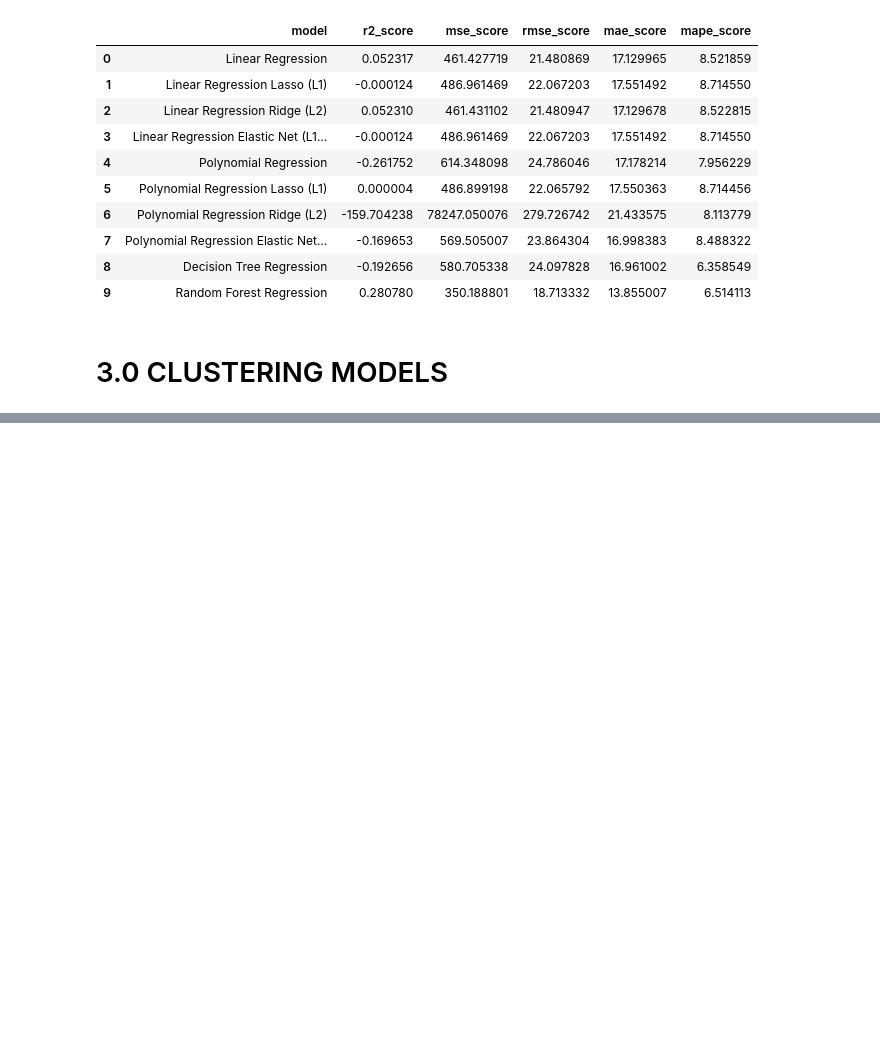
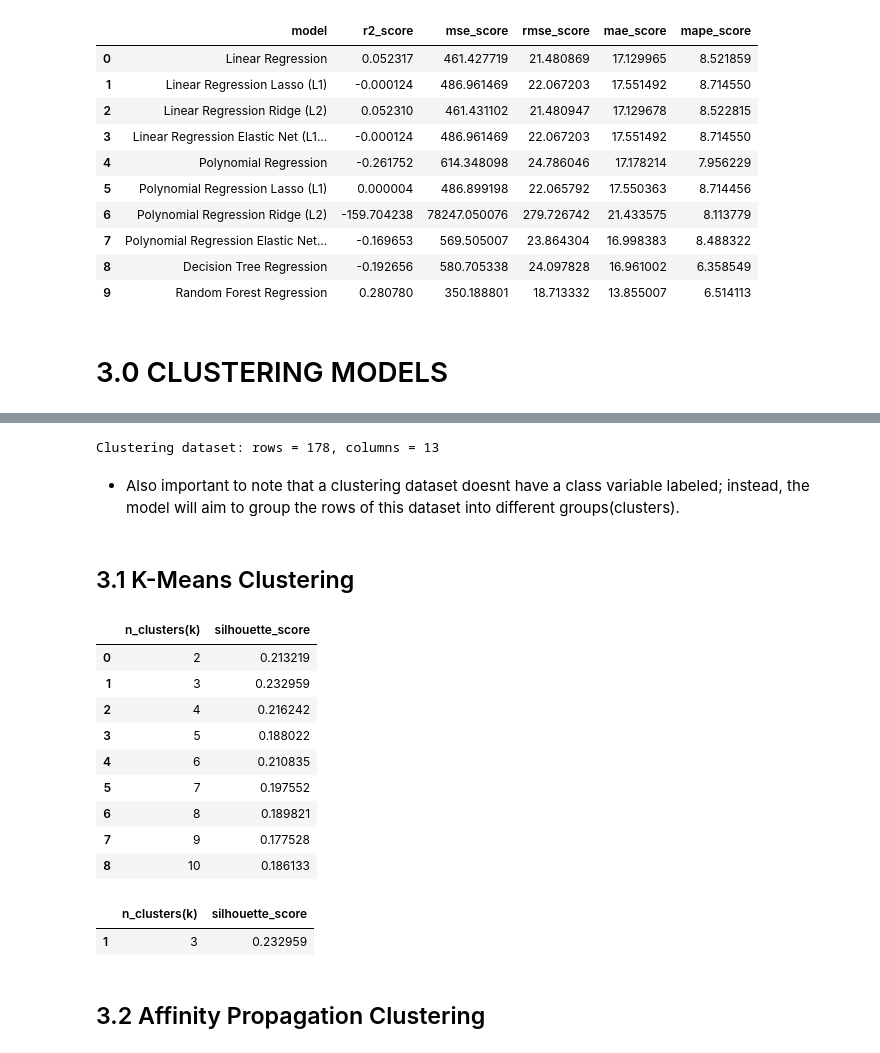
Before and after one commit to AndreMenezesDS/machine_learning_test, a Jupyter notebook: ml_trials.ipynb, the cells around one changed output, grey strips where cells are left out. Drawn from its saved outputs; the diff is of its cells as text; code cells hidden in the pictures; blank space fills up the shorter version.

```diff
--- a/ml_trials.ipynb
+++ b/ml_trials.ipynb
@@ -2016,0 +2021,8 @@ test_regression_results
+# %%
+print(f'Clustering dataset: rows = {X_clustering.shape[0]}, columns = {X_clustering.shape[1]}')
+# %% [output]
+Clustering dataset: rows = 178, columns = 13
+# %% [markdown]
+*   Also important to note that a clustering dataset doesnt have a class variable labeled; instead, the model will aim to group the rows of this dataset into different groups(clusters).
+# %% [markdown]
+## 3.1 K-Means Clustering
@@ -2016,0 +2047,22 @@ test_regression_results
+# %%
+k_means_clustering_df = pd.DataFrame({ 'n_clusters(k)': n_clusters_list, 'silhouette_score': ss_score_list})
+k_means_clustering_df
+# %% [output]
+|  | n_clusters(k) | silhouette_score |
+| 0 | 2 | 0.213219 |
+| 1 | 3 | 0.232959 |
+| 2 | 4 | 0.216242 |
+| 3 | 5 | 0.188022 |
+| 4 | 6 | 0.210835 |
+| 5 | 7 | 0.197552 |
+| 6 | 8 | 0.189821 |
+| 7 | 9 | 0.177528 |
+| 8 | 10 | 0.186133 |
+# %%
+k_means_clustering_max = k_means_clustering_df.query('silhouette_score == silhouette_score.max()')
+k_means_clustering_max
+# %% [output]
+|  | n_clusters(k) | silhouette_score |
+| 1 | 3 | 0.232959 |
+# %% [markdown]
+## 3.2 Affinity Propagation Clustering
```
Also changed, not shown: parts of 10 cells of this notebook.
